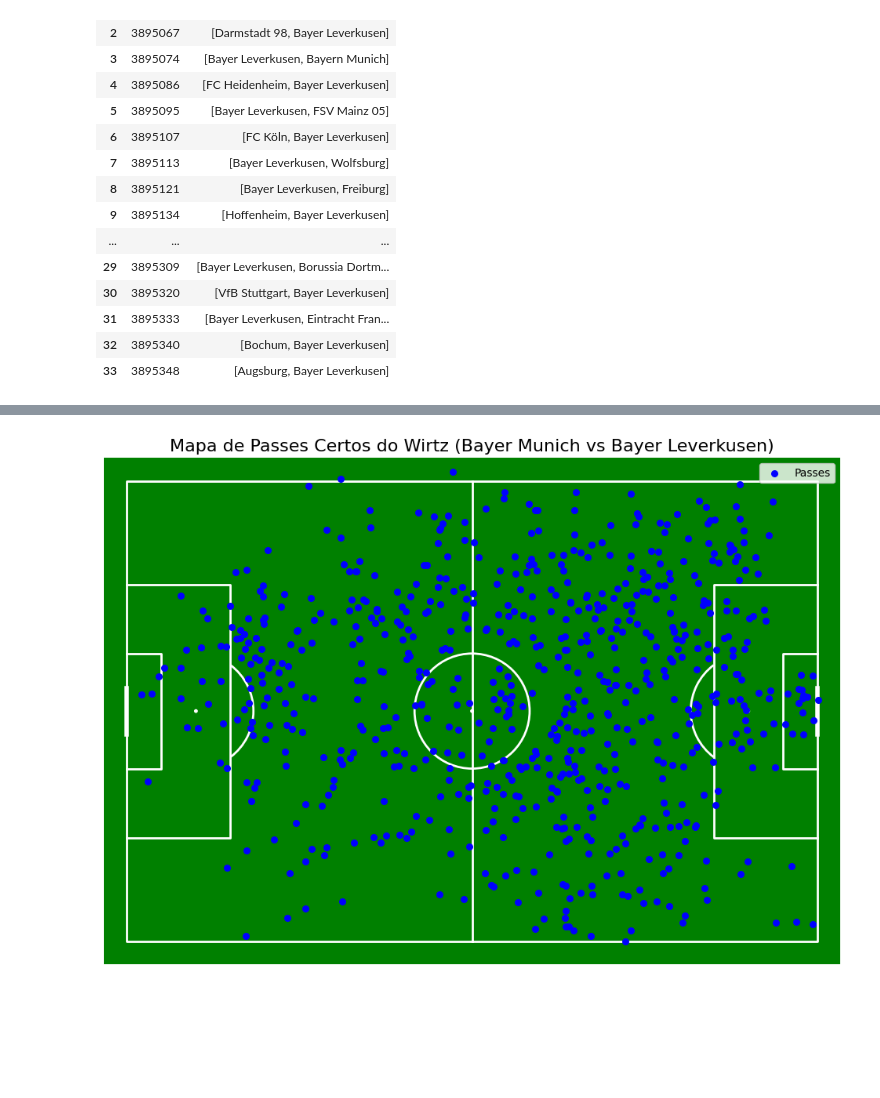
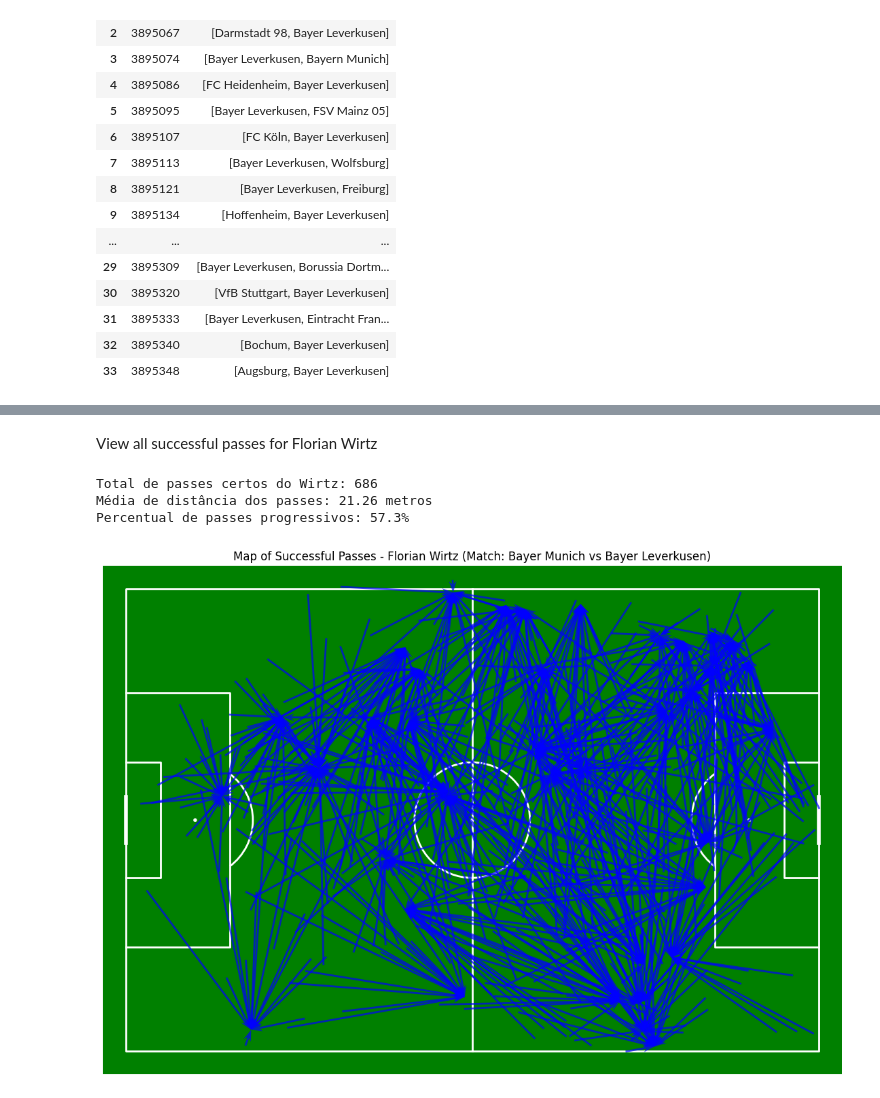
Before and after one commit to josehenriqueroveda/leverkusen-2324, a Jupyter notebook: src/lab.ipynb, the cells around one changed output, grey strips where cells are left out. Cells and saved outputs as stored; diff of their text form; code cells hidden in the pictures; blank space fills up the shorter version.

Commit message:
feat: Wirtz passes map

```diff
--- a/src/lab.ipynb
+++ b/src/lab.ipynb
@@ -50,3 +48,2 @@ matches_summary
 # %%
-match_id_escolhido = 3895232
-passes_jogo = passes[passes['match_id'] == match_id_escolhido]
+df = df[df['match_id'] == 3895232]
@@ -57,11 +50,38 @@ passes_wirtz = passes_wirtz[passes_wirtz['pass_outcome'].isnull()]
-# %%
-pitch = Pitch(pitch_type='statsbomb', pitch_color='green', line_color='white')
-fig, ax = pitch.draw(figsize=(11, 7))
-pitch.scatter(passes_wirtz['x'], passes_wirtz['y'], ax=ax, s=30, color='blue', label='Passes')
-
-ax.set_title(f'Mapa de Passes Certos do Wirtz (Bayer Munich vs Bayer Leverkusen)', fontsize=16)
-ax.legend()
-
-fig.tight_layout()
-# %% [output]
-[figure, removed]
+# %% [markdown]
+View all successful passes for Florian Wirtz
+# %%
+passes = df[
+    (df['type'] == 'Pass') &
+    (df['team'] == 'Bayer Leverkusen') &
+    (df['player'] == 'Florian Wirtz') &
+    (df['pass_outcome'].isnull())
+].copy()
+# %%
+passes[['x', 'y']] = passes['location_x'].apply(pd.Series)
+passes[['end_x', 'end_y']] = passes['pass_end_location'].apply(pd.Series)
+# %%
+# Passes distances:
+passes['distance'] = np.sqrt((passes['end_x'] - passes['x'])**2 + (passes['end_y'] - passes['y'])**2)
+passes['progressive'] = passes['end_x'] > passes['x']
+# %%
+pitch = Pitch(pitch_type='statsbomb', pitch_color='green', line_color='white')
+fig, ax = pitch.draw(figsize=(12, 8))
+pitch.arrows(
+    passes['x'], passes['y'],
+    passes['end_x'], passes['end_y'],
+    ax=ax, color='blue', width=2, headwidth=4, headlength=6, alpha=0.7
+)
+
+ax.set_title('Map of Successful Passes - Florian Wirtz (Match: Bayer Munich vs Bayer Leverkusen)', fontsize=12)
+
+# Exibir algumas estatísticas no console
+print(f'Total de passes certos do Wirtz: {len(passes)}')
+print(f'Média de distância dos passes: {passes["distance"].mean():.2f} metros')
+print(f'Percentual de passes progressivos: {passes["progressive"].mean()*100:.1f}%')
+
+fig.tight_layout()
+# %% [output]
+Total de passes certos do Wirtz: 686
+Média de distância dos passes: 21.26 metros
+Percentual de passes progressivos: 57.3%
+[figure, added]
```
Also changed, not shown: parts of 6 cells of this notebook.
